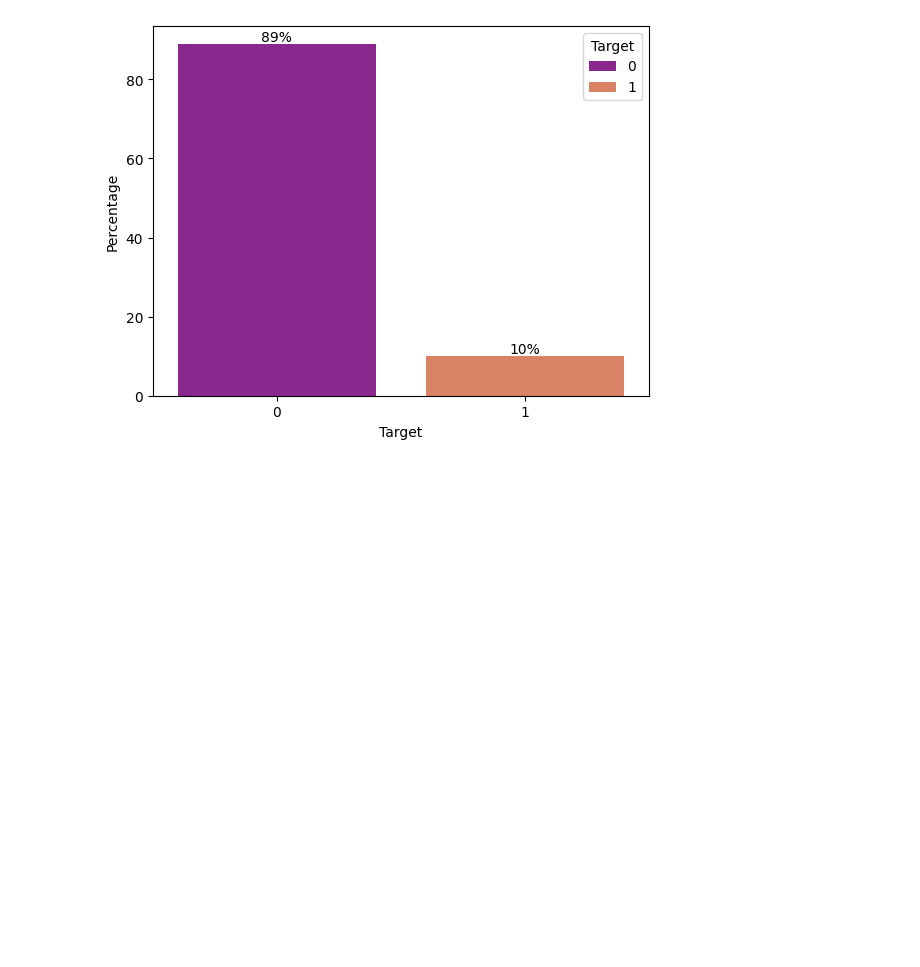
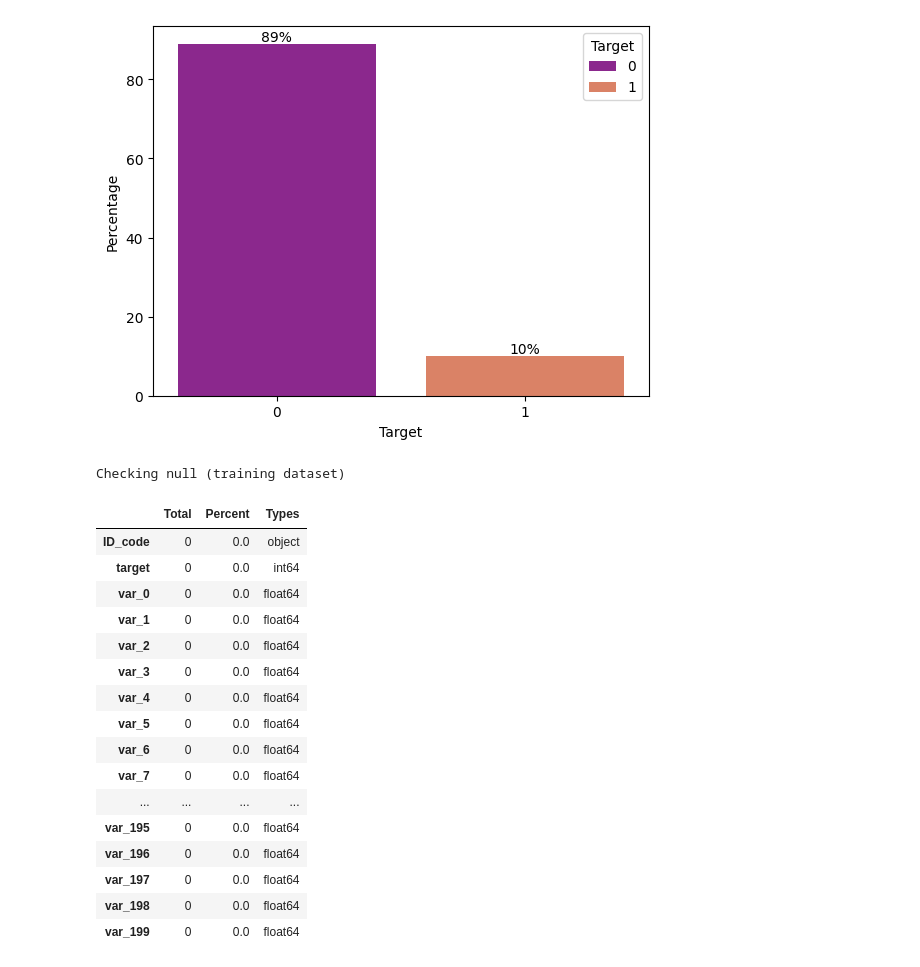
Before and after one commit to huanrafa/ProjectPracticing, a Jupyter notebook: 2023_11(1) Santander Customer Transaction Prediction/Santander (self practice).ipynb, the cells around one changed output. Cells and saved outputs as stored; diff of their text form; code cells hidden in the pictures; blank space fills up the shorter version.

```diff
--- a/2023_11(1) Santander Customer Transaction Prediction/Santander (self practice).ipynb
+++ b/2023_11(1) Santander Customer Transaction Prediction/Santander (self practice).ipynb
@@ -124,3 +124,40 @@ perc_plot = sns.barplot(data= perc_df, x='Target', y='Percentage', hue=perc_df['
 show_bar_perc(ax1)
 # %% [output]
 [figure]
+# %%
+def check_null(df):
+    total = df.isnull().sum()
+    perc_null = df.isnull().sum() / len(df) * 100
+    null_df = pd.DataFrame(data={'Total': total, 'Percent': perc_null})
+
+    types = []
+    for col in df.columns:
+        types.append(str(df[col].dtype))
+    null_df['Types'] = types
+
+    return null_df
+# %%
+null_count = check_null(training)
+scroll_null_count = create_scrollable_table(null_count, 'null_count', 'Checking null (training dataset)')
+display(HTML(scroll_null_count))
+
+#No null values
+# %% [output]
+Checking null (training dataset)
+|  | Total | Percent | Types |
+| ID_code | 0 | 0.0 | object |
+| target | 0 | 0.0 | int64 |
+| var_0 | 0 | 0.0 | float64 |
+| var_1 | 0 | 0.0 | float64 |
+| var_2 | 0 | 0.0 | float64 |
+| var_3 | 0 | 0.0 | float64 |
+| var_4 | 0 | 0.0 | float64 |
+| var_5 | 0 | 0.0 | float64 |
+| var_6 | 0 | 0.0 | float64 |
+| var_7 | 0 | 0.0 | float64 |
+| ... | ... | ... | ... |
+| var_195 | 0 | 0.0 | float64 |
+| var_196 | 0 | 0.0 | float64 |
+| var_197 | 0 | 0.0 | float64 |
+| var_198 | 0 | 0.0 | float64 |
+| var_199 | 0 | 0.0 | float64 |
```
Also changed, not shown: parts of 2 cells of this notebook.
